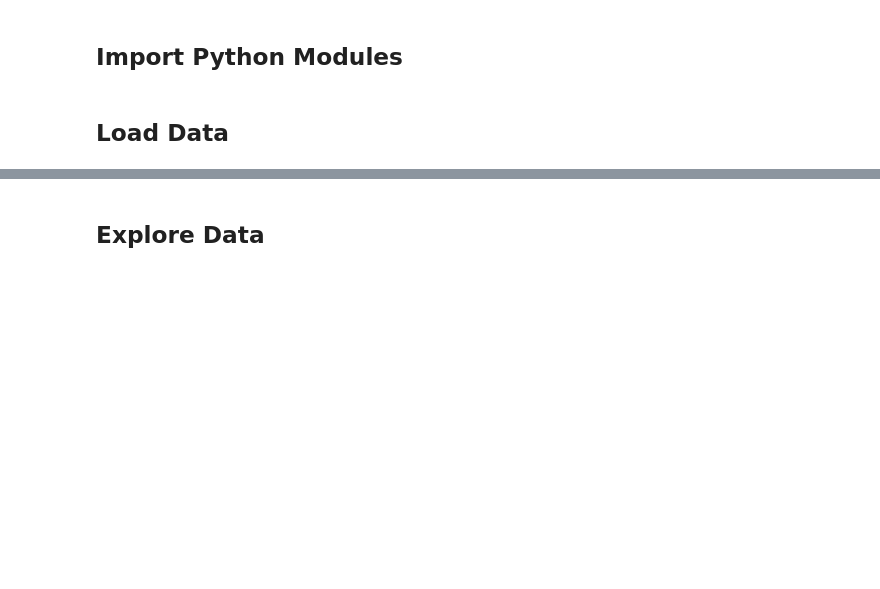
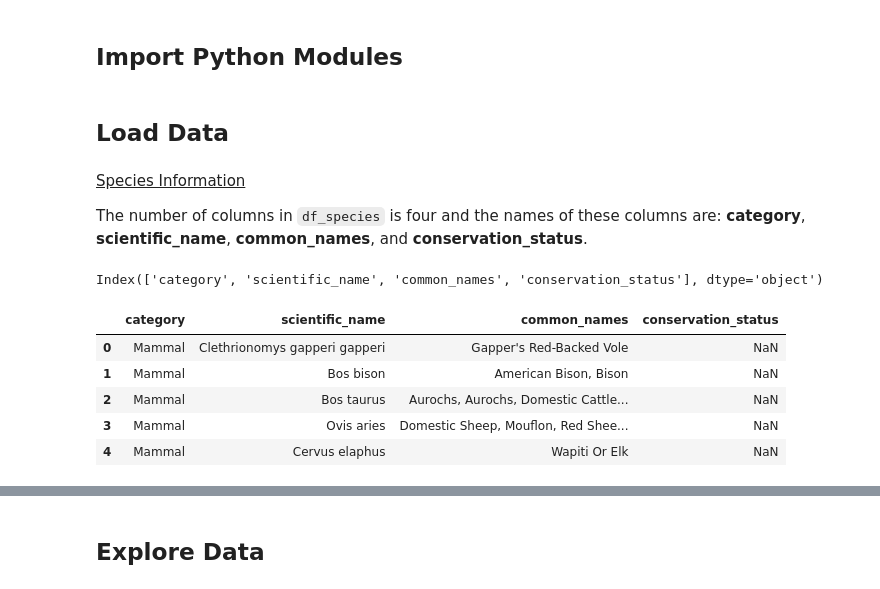
Before and after one commit to abelkwong/biodiversity, a Jupyter notebook: biodiversity.ipynb, the cells around one changed output, grey strips where cells are left out. Cells and saved outputs as stored; diff of their text form; code cells hidden in the pictures; blank space fills up the shorter version.

```diff
--- a/biodiversity.ipynb
+++ b/biodiversity.ipynb
@@ -12,0 +31,15 @@ During this project, the data will be processed, analyzed, and visually plotted
+# %% [markdown]
+<u>Species Information</u>
+
+The number of columns in `df_species` is four and the names of these columns are: **category**, **scientific_name**, **common_names**, and **conservation_status**.
+# %%
+print(df_species.columns)
+df_species.head()
+# %% [output]
+Index(['category', 'scientific_name', 'common_names', 'conservation_status'], dtype='object')
+|  | category | scientific_name | common_names | conservation_status |
+| 0 | Mammal | Clethrionomys gapperi gapperi | Gapper's Red-Backed Vole | NaN |
+| 1 | Mammal | Bos bison | American Bison, Bison | NaN |
+| 2 | Mammal | Bos taurus | Aurochs, Aurochs, Domestic Cattle... | NaN |
+| 3 | Mammal | Ovis aries | Domestic Sheep, Mouflon, Red Shee... | NaN |
+| 4 | Mammal | Cervus elaphus | Wapiti Or Elk | NaN |
```
Also changed, not shown: parts of 30 cells of this notebook.
